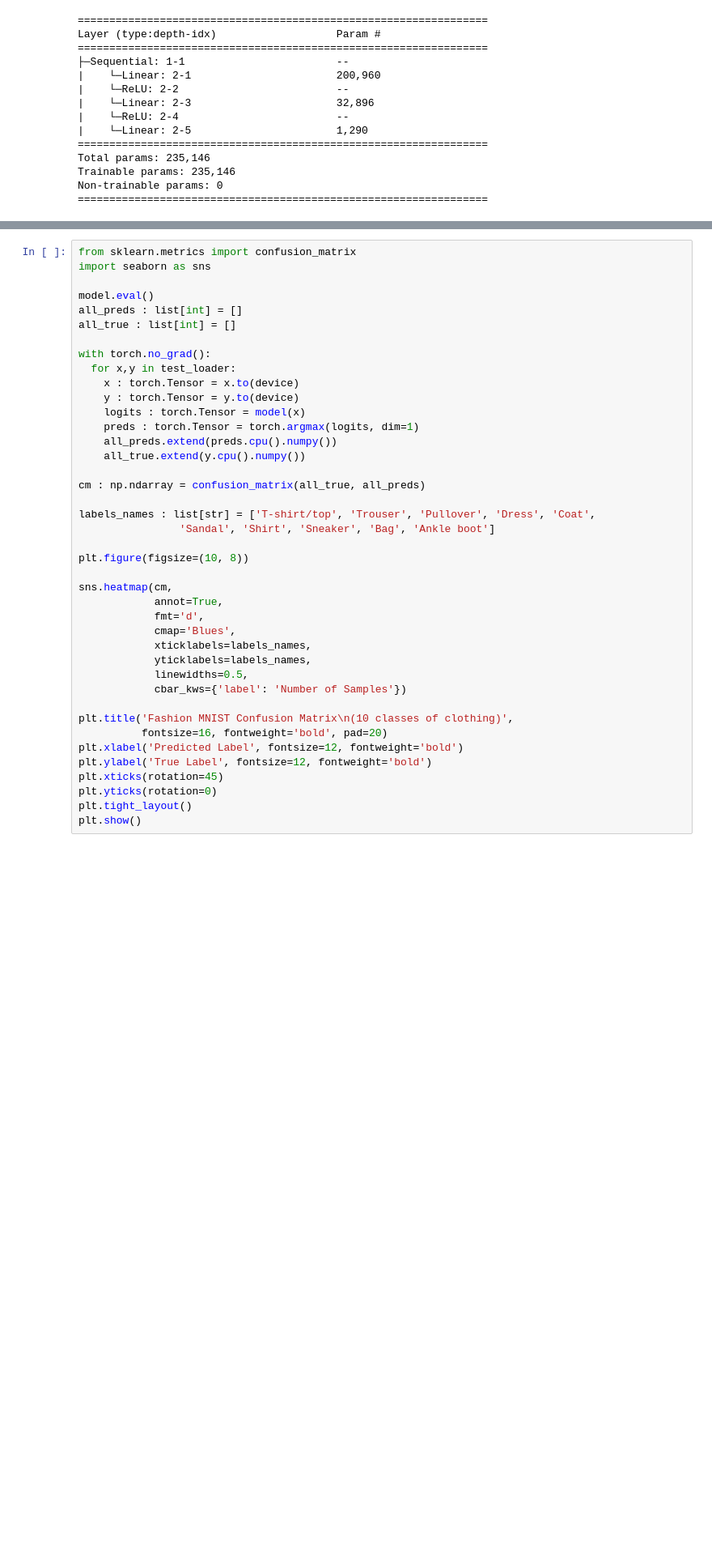
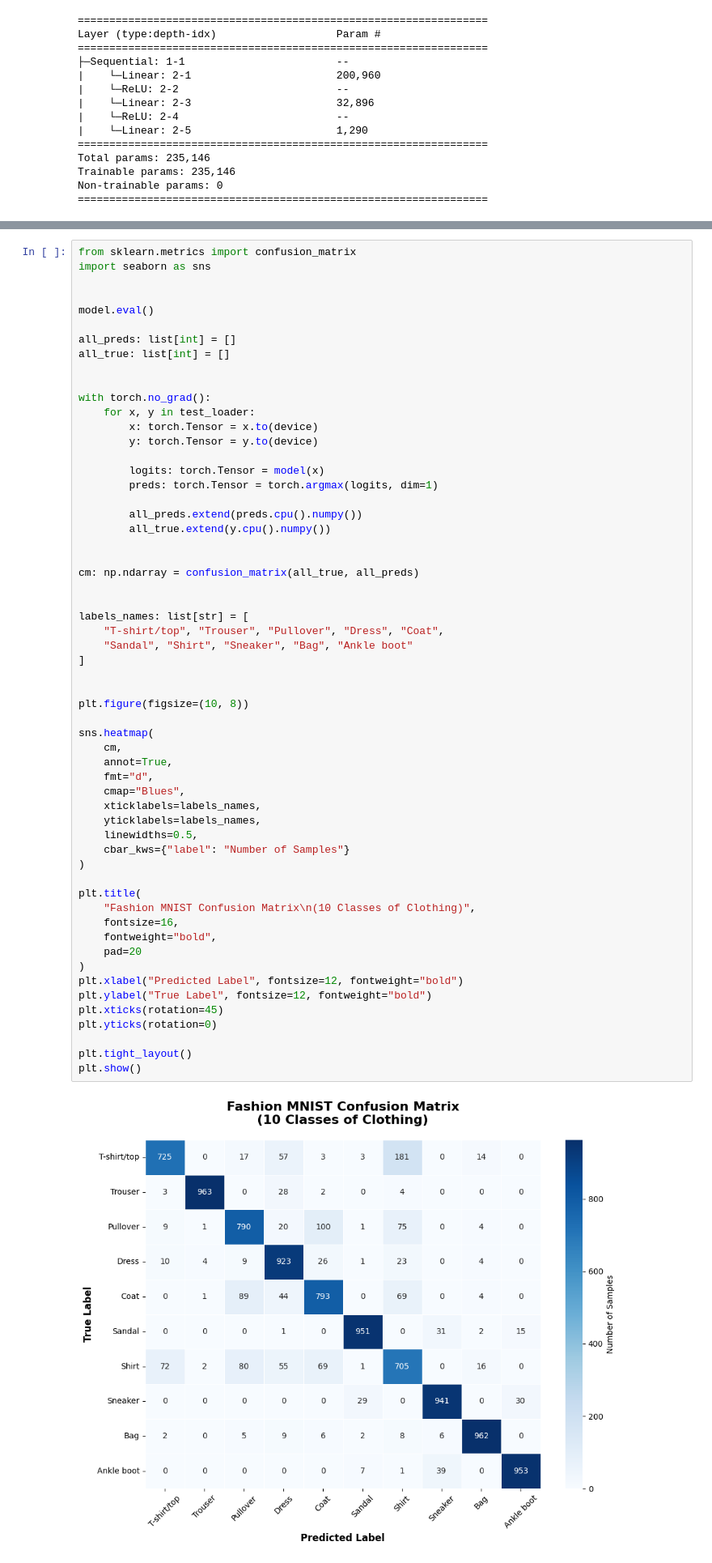
Before and after one commit to AntonioVisan/fashion-mnist-mlp-pytorch, a Jupyter notebook: fashion-mnist-mlp-pytorch.ipynb, the cells around one changed output, grey strips where cells are left out. Shown at 81% size. Cells and saved outputs as stored; diff of their text form; blank space fills up the shorter version.

```diff
--- a/fashion-mnist-mlp-pytorch.ipynb
+++ b/fashion-mnist-mlp-pytorch.ipynb
@@ -354,41 +367,60 @@ Analizăm distribuția clasificărilor corecte și greșite.
 # %%
 from sklearn.metrics import confusion_matrix
 import seaborn as sns
 
+
 model.eval()
-all_preds : list[int] = []
-all_true : list[int] = []
+
+all_preds: list[int] = []
+all_true: list[int] = []
+
 
 with torch.no_grad():
-  for x,y in test_loader:
-    x : torch.Tensor = x.to(device)
-    y : torch.Tensor = y.to(device)
-    logits : torch.Tensor = model(x)
-    preds : torch.Tensor = torch.argmax(logits, dim=1)
-    all_preds.extend(preds.cpu().numpy())
-    all_true.extend(y.cpu().numpy())
+    for x, y in test_loader:
+        x: torch.Tensor = x.to(device)
+        y: torch.Tensor = y.to(device)
 
-cm : np.ndarray = confusion_matrix(all_true, all_preds)
+        logits: torch.Tensor = model(x)
+        preds: torch.Tensor = torch.argmax(logits, dim=1)
 
-labels_names : list[str] = ['T-shirt/top', 'Trouser', 'Pullover', 'Dress', 'Coat',
-                'Sandal', 'Shirt', 'Sneaker', 'Bag', 'Ankle boot']
+        all_preds.extend(preds.cpu().numpy())
+        all_true.extend(y.cpu().numpy())
+
+
+cm: np.ndarray = confusion_matrix(all_true, all_preds)
+
+
+labels_names: list[str] = [
+    "T-shirt/top", "Trouser", "Pullover", "Dress", "Coat",
+    "Sandal", "Shirt", "Sneaker", "Bag", "Ankle boot"
+]
+
 
 plt.figure(figsize=(10, 8))
 
-sns.heatmap(cm,
-            annot=True,
-            fmt='d',
-            cmap='Blues',
-            xticklabels=labels_names,
-            yticklabels=labels_names,
-            linewidths=0.5,
-            cbar_kws={'label': 'Number of Samples'})
+sns.heatmap(
+    cm,
+    annot=True,
+    fmt="d",
+    cmap="Blues",
+    xticklabels=labels_names,
+    yticklabels=labels_names,
+    linewidths=0.5,
+    cbar_kws={"label": "Number of Samples"}
+)
 
-plt.title('Fashion MNIST Confusion Matrix\n(10 classes of clothing)',
-          fontsize=16, fontweight='bold', pad=20)
-plt.xlabel('Predicted Label', fontsize=12, fontweight='bold')
-plt.ylabel('True Label', fontsize=12, fontweight='bold')
+plt.title(
+    "Fashion MNIST Confusion Matrix\n(10 Classes of Clothing)",
+    fontsize=16,
+    fontweight="bold",
+    pad=20
+)
+plt.xlabel("Predicted Label", fontsize=12, fontweight="bold")
+plt.ylabel("True Label", fontsize=12, fontweight="bold")
 plt.xticks(rotation=45)
 plt.yticks(rotation=0)
+
 plt.tight_layout()
 plt.show()
+# %% [output]
+[figure, added]
```
Also changed, not shown: parts of 34 cells of this notebook, 2 other files.
